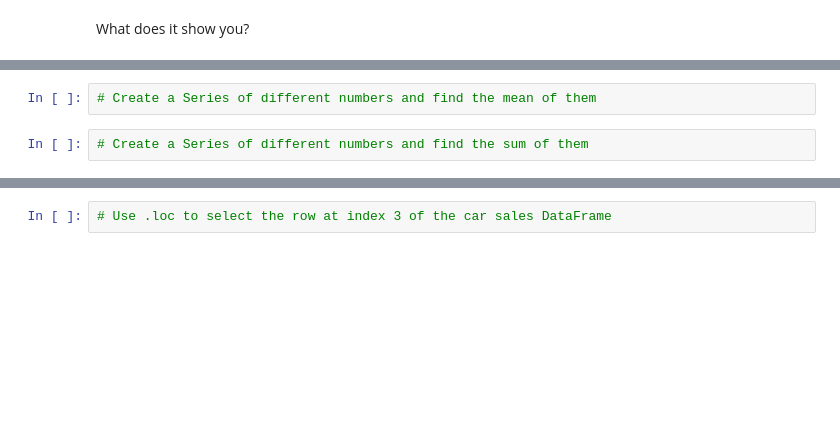
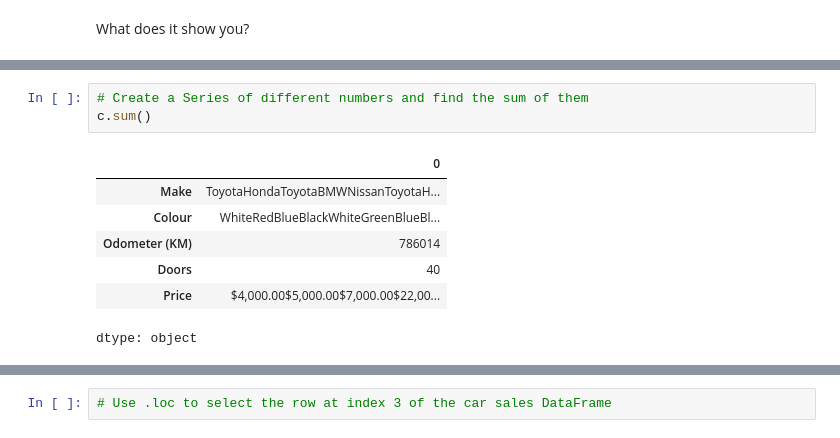
Before and after one commit to OCR-tech/zero-to-mastery-ml, a Jupyter notebook: section-2-data-science-and-ml-tools/pandas-exercises1.ipynb, the cells around one changed output, grey strips where cells are left out. Cells and saved outputs as stored; diff of their text form; blank space fills up the shorter version.

```diff
--- a/section-2-data-science-and-ml-tools/pandas-exercises1.ipynb
+++ b/section-2-data-science-and-ml-tools/pandas-exercises1.ipynb
@@ -117,6 +146,13 @@ What does it show you?
 # %%
-# Create a Series of different numbers and find the mean of them
+# Create a Series of different numbers and find the sum of them
+c.sum()
+# %% [output]
+|  | 0 |
+| Make | ToyotaHondaToyotaBMWNissanToyotaH... |
+| Colour | WhiteRedBlueBlackWhiteGreenBlueBl... |
+| Odometer (KM) | 786014 |
+| Doors | 40 |
+| Price | $4,000.00$5,000.00$7,000.00$22,00... |
+dtype: object
-# %%
-# Create a Series of different numbers and find the sum of them
 # %%
 # List out all the column names of the car sales DataFrame
```
Also changed, not shown: parts of 8 cells of this notebook.
